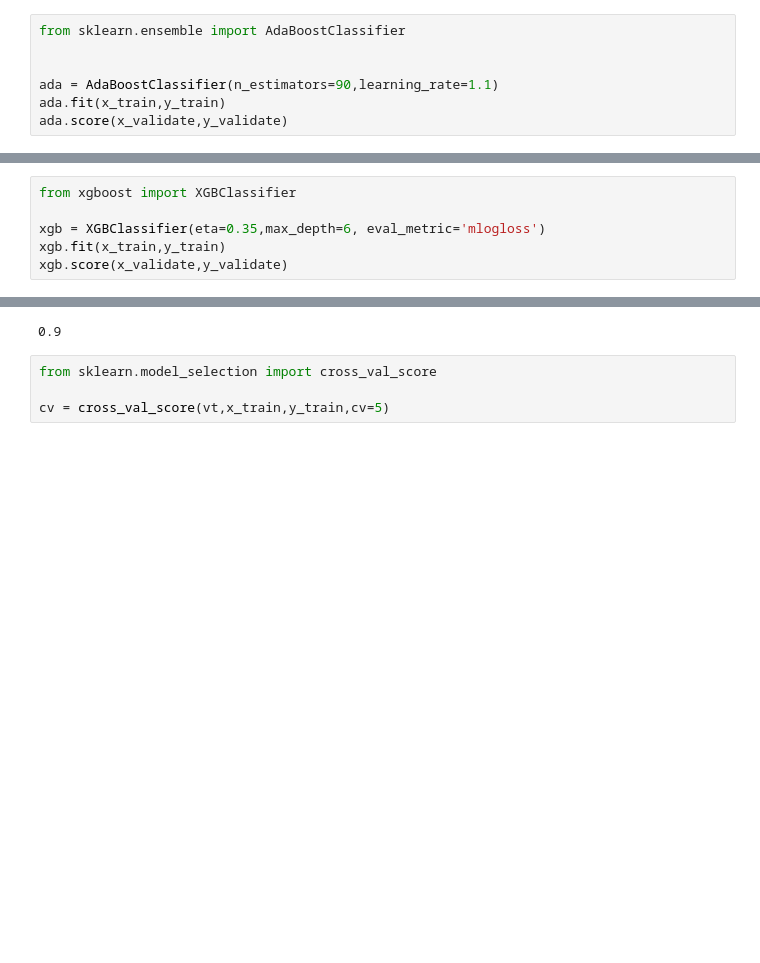
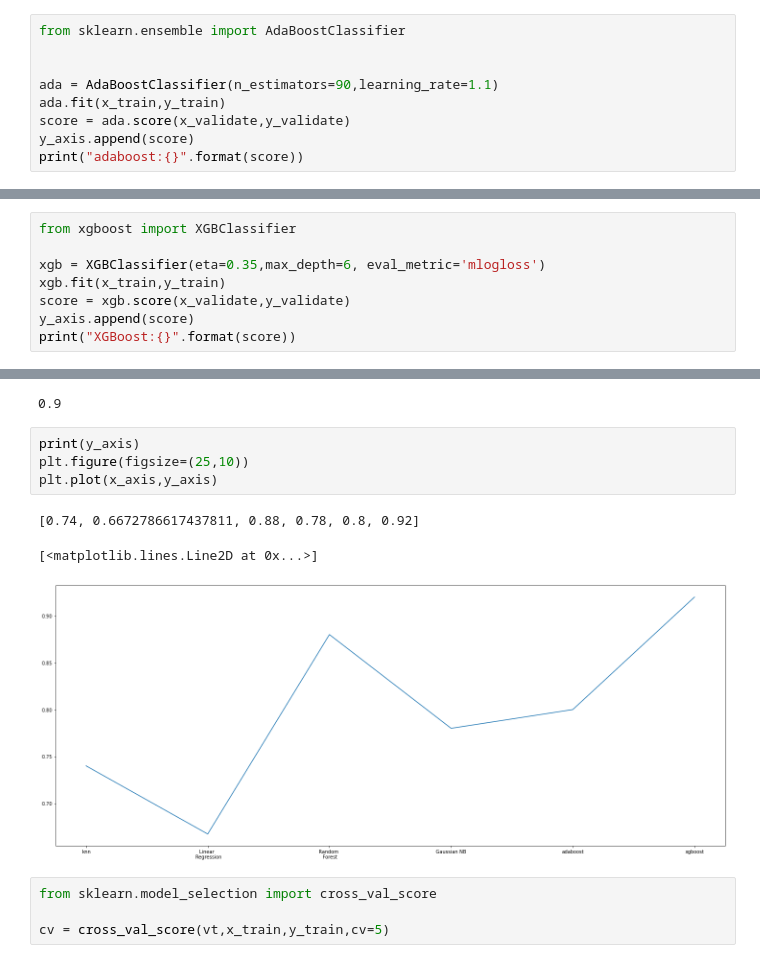
Before and after one commit to Daniel-Ros/DataSiceneIIFinalWork, a Jupyter notebook: hand.ipynb, the cells around one changed output, grey strips where cells are left out. Cells and saved outputs as stored; diff of their text form; blank space fills up the shorter version.

```diff
--- a/hand.ipynb
+++ b/hand.ipynb
@@ -314,5 +314,7 @@ from sklearn.ensemble import AdaBoostClassifier
 
 ada = AdaBoostClassifier(n_estimators=90,learning_rate=1.1)
 ada.fit(x_train,y_train)
-ada.score(x_validate,y_validate)
+score = ada.score(x_validate,y_validate)
+y_axis.append(score)
+print("adaboost:{}".format(score))
 # %% [output]
@@ -322,5 +324,7 @@ from xgboost import XGBClassifier
 
 xgb = XGBClassifier(eta=0.35,max_depth=6, eval_metric='mlogloss')
 xgb.fit(x_train,y_train)
-xgb.score(x_validate,y_validate)
+score = xgb.score(x_validate,y_validate)
+y_axis.append(score)
+print("XGBoost:{}".format(score))
 # %% [output]
@@ -338,6 +342,14 @@ vt.fit(x_train,y_train)
 vt.score(x_validate,y_validate)
 # %% [output]
 0.9
+# %%
+print(y_axis)
+plt.figure(figsize=(25,10))
+plt.plot(x_axis,y_axis)
+# %% [output]
+[0.74, 0.6672786617437811, 0.88, 0.78, 0.8, 0.92]
+[<matplotlib.lines.Line2D at 0x...>]
+[figure, added]
 # %%
 from sklearn.model_selection import cross_val_score
 
```
Also changed, not shown: parts of 6 cells of this notebook, 1 other file.
